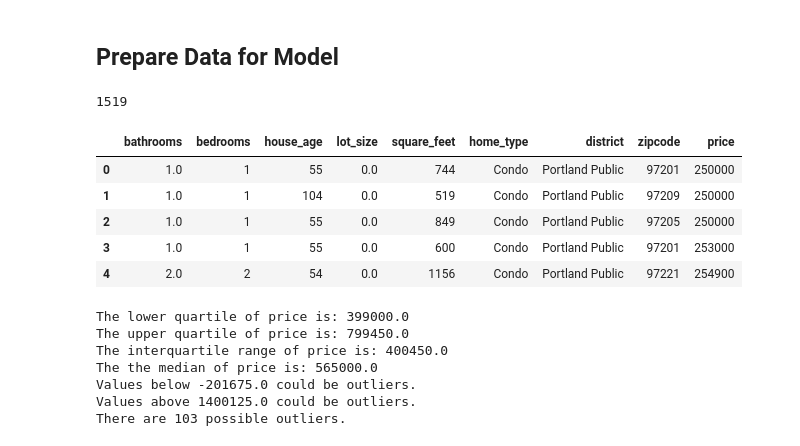
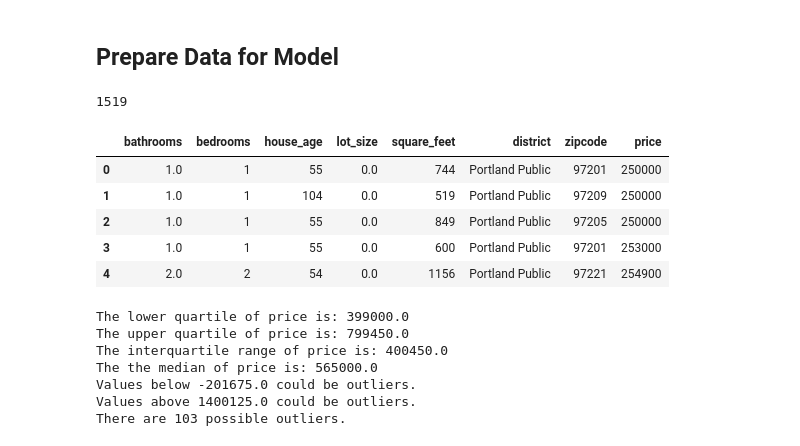
Before and after one commit to tristanh314/final-project-ddt, a Jupyter notebook: ML Models/mlp_classifier_model.ipynb, the cells around one changed output. Drawn from its saved outputs; the diff is of its cells as text; code cells hidden in the pictures.

```diff
--- a/ML Models/mlp_classifier_model.ipynb
+++ b/ML Models/mlp_classifier_model.ipynb
@@ -141,30 +141,29 @@ data_df.head()
 # %%
 # Include only those columns that will be used in the deep learning model.
 model_df = data_df.loc[:, ["bathrooms",
                             "bedrooms",
                             "house_age",
                             "lot_size",
                             "square_feet",
-                            "home_type",
                             "district",
                             "zipcode",
                             "price"]
                        ]
 
 # Drop rows with NaN entries.
 model_df.dropna(inplace=True)
 
 # Check the model data.
 print(len(model_df))
 model_df.head()
 # %% [output]
 1519
-|  | bathrooms | bedrooms | house_age | lot_size | square_feet | home_type | district | zipcode | price |
-| 0 | 1.0 | 1 | 55 | 0.0 | 744 | Condo | Portland Public | 97201 | 250000 |
-| 1 | 1.0 | 1 | 104 | 0.0 | 519 | Condo | Portland Public | 97209 | 250000 |
-| 2 | 1.0 | 1 | 55 | 0.0 | 849 | Condo | Portland Public | 97205 | 250000 |
-| 3 | 1.0 | 1 | 55 | 0.0 | 600 | Condo | Portland Public | 97201 | 253000 |
-| 4 | 2.0 | 2 | 54 | 0.0 | 1156 | Condo | Portland Public | 97221 | 254900 |
+|  | bathrooms | bedrooms | house_age | lot_size | square_feet | district | zipcode | price |
+| 0 | 1.0 | 1 | 55 | 0.0 | 744 | Portland Public | 97201 | 250000 |
+| 1 | 1.0 | 1 | 104 | 0.0 | 519 | Portland Public | 97209 | 250000 |
+| 2 | 1.0 | 1 | 55 | 0.0 | 849 | Portland Public | 97205 | 250000 |
+| 3 | 1.0 | 1 | 55 | 0.0 | 600 | Portland Public | 97201 | 253000 |
+| 4 | 2.0 | 2 | 54 | 0.0 | 1156 | Portland Public | 97221 | 254900 |
 # %%
 # Analysis of price data.
 housing_prices = model_df["price"]
```
Also changed, not shown: parts of 8 cells of this notebook, 3 other files.
